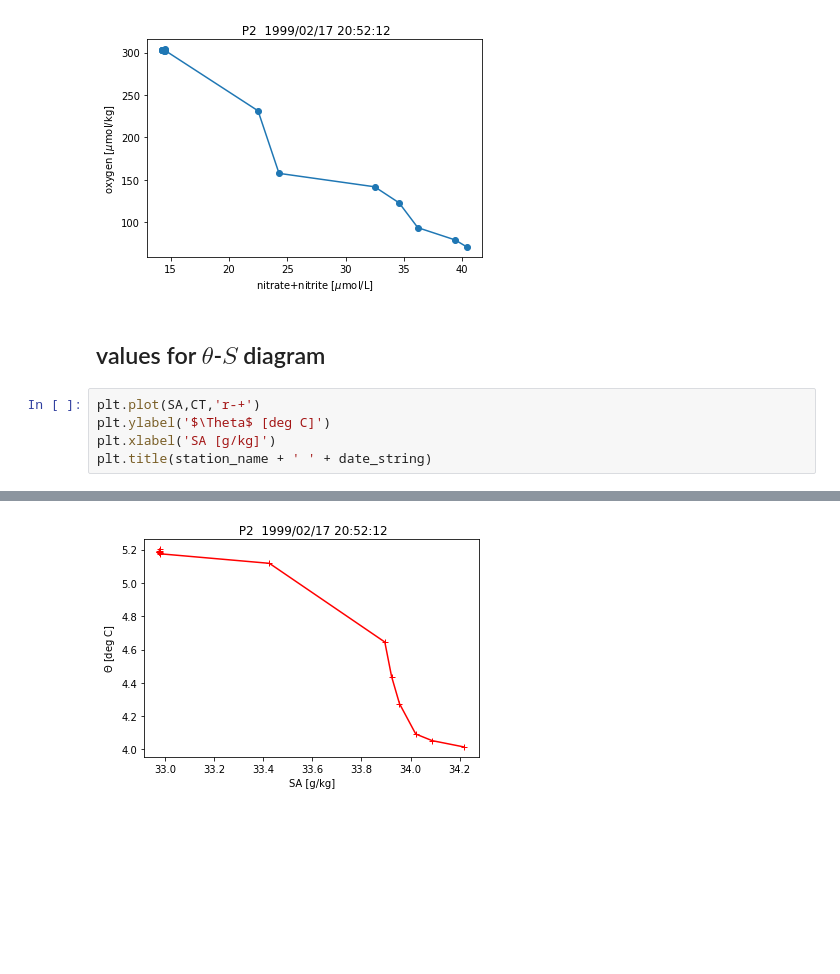
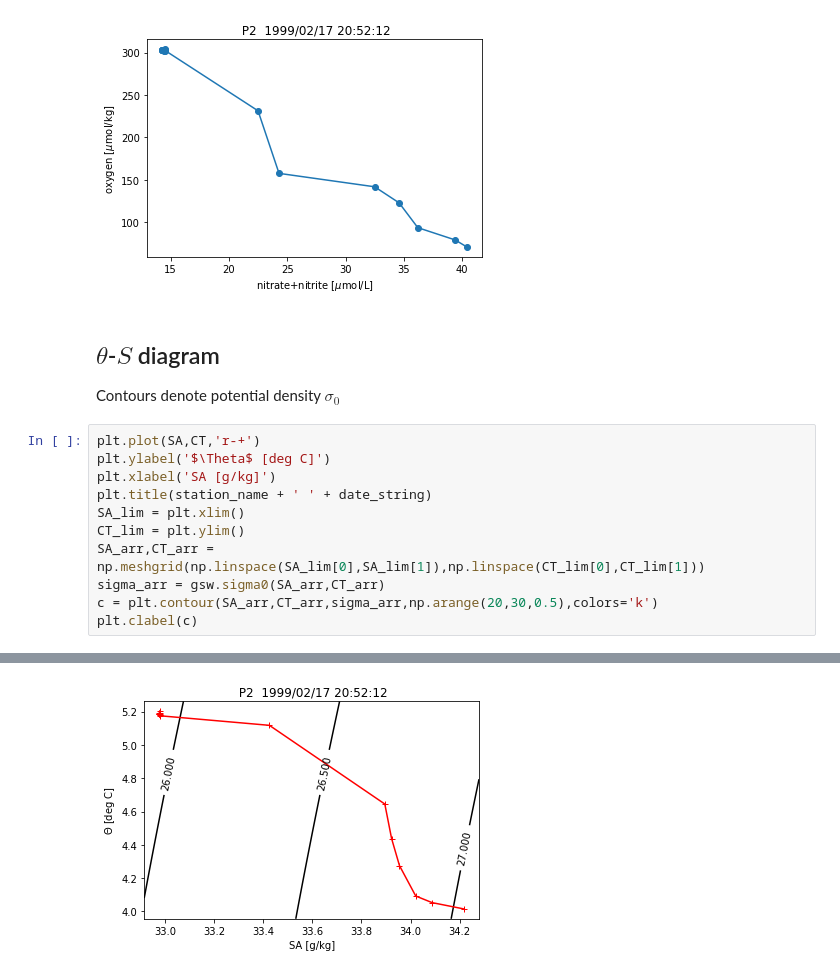
Before and after one commit to tompc35/oceanography-notebooks, a Jupyter notebook: plot_line_p_profiles.ipynb, the cells around one changed output, grey strips where cells are left out. Saved outputs shown, nothing was run; the diff lists cells and outputs as text; blank space fills up the shorter version.

```diff
--- a/plot_line_p_profiles.ipynb
+++ b/plot_line_p_profiles.ipynb
@@ -156,10 +156,18 @@ if ncol >= 5:
 # %% [output]
 [figure]
 # %% [markdown]
-## values for $\theta$-$S$ diagram
+## $\theta$-$S$ diagram
+
+Contours denote potential density $\sigma_0$
 # %%
 plt.plot(SA,CT,'r-+')
 plt.ylabel('$\Theta$ [deg C]')
 plt.xlabel('SA [g/kg]')
 plt.title(station_name + ' ' + date_string)
+SA_lim = plt.xlim()
+CT_lim = plt.ylim()
+SA_arr,CT_arr = np.meshgrid(np.linspace(SA_lim[0],SA_lim[1]),np.linspace(CT_lim[0],CT_lim[1]))
+sigma_arr = gsw.sigma0(SA_arr,CT_arr)
+c = plt.contour(SA_arr,CT_arr,sigma_arr,np.arange(20,30,0.5),colors='k')
+plt.clabel(c)
 # %% [output]
@@ -167 +175 @@ Text(0.5, 1.0, ' P2  1999/02/17 20:52:12')
-[figure, old version]
+[figure, new version]
```
Also changed, not shown: parts of 1 cell of this notebook.
